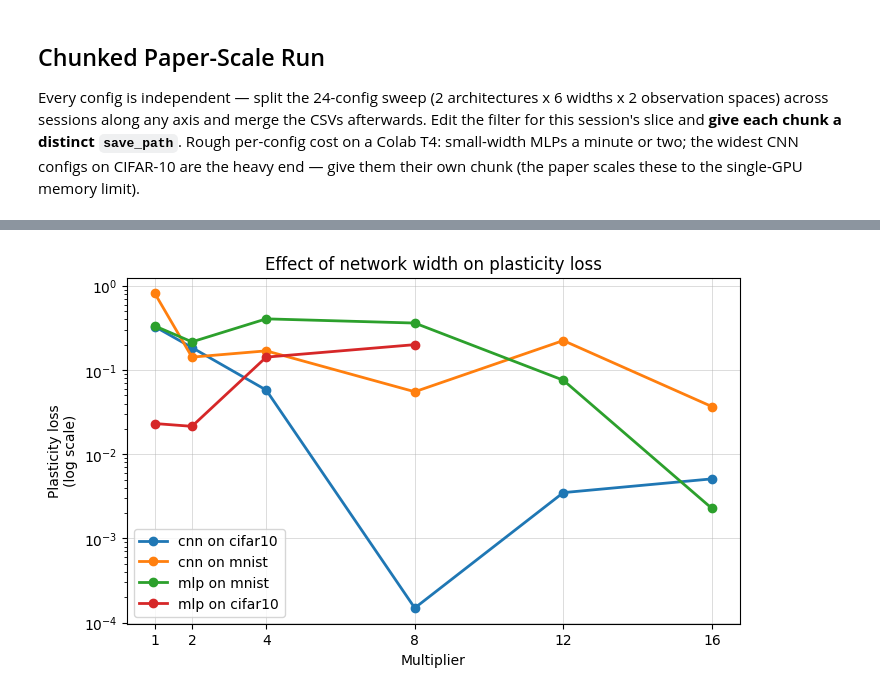
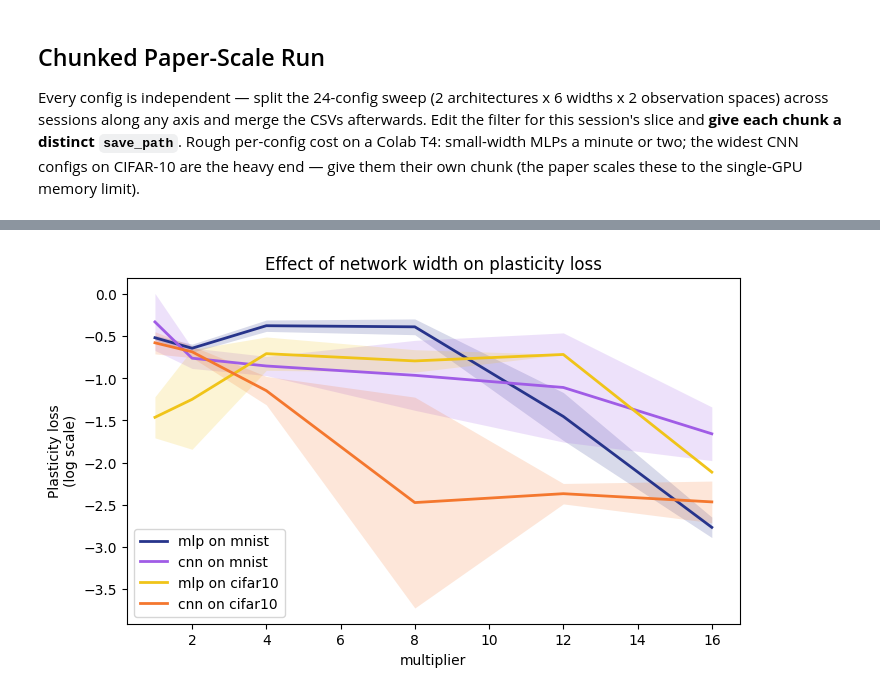
Before and after one commit to mahdigheidi/Masters-Study-Project, a Jupyter notebook: notebooks/figure5_width_sweep_standalone.ipynb, the cells around one changed output, grey strips where cells are left out. Cells and saved outputs as stored; diff of their text form; code cells hidden in the pictures.

```diff
--- a/notebooks/figure5_width_sweep_standalone.ipynb
+++ b/notebooks/figure5_width_sweep_standalone.ipynb
@@ -253,7 +253,7 @@ class ReplayBuffer:
 # %%
 @dataclass
 class ClassificationDQNConfig:
-    seed: int = 42
+    seed: int = 13
     data_root: str = "./data"
     download: bool = True
     observation_space: str = "mnist"
@@ -729,15 +752,18 @@ def normalize_width_rows(df):
             "observation_space": parts.str[0],
             "environment": parts.str[1],
             "architecture": parts.str[2],
-            "width": df["run_id"].str.extract(r"_w(\d+)_")[0].astype(float),
         }
         for column, values in derived.items():
             if column not in df.columns:
                 df[column] = values
             else:
                 df[column] = df[column].fillna(values)
-    df["width"] = df["width"].astype(int)
-    df["multiplier"] = df["width"] / BASE_WIDTH
+        if "seed" not in df.columns:
+            df["seed"] = df["run_id"].str.extract(r"_seed(\d+)$")[0].astype(int)
+        if "width" not in df.columns:
+            df["width"] = df["run_id"].str.extract(r"_w(\d+)_")[0].astype(int)
+    if "multiplier" not in df.columns:
+        df["multiplier"] = df["width"] / BASE_WIDTH
     return df
 
 
@@ -750,5 +776,7 @@ else:
     width_df = normalize_width_rows(smoke_df)
     print("no chunk files found; using smoke results")
 
-width_df[["run_id", "architecture", "observation_space", "width", "multiplier", "plasticity_loss"]]
+print(width_df.groupby(["architecture", "observation_space"])["seed"].nunique()
+      .rename("num_seeds").to_string())
+width_df[["run_id", "seed", "architecture", "observation_space", "multiplier", "plasticity_loss"]]
 # %% [output]
@@ -773,13 +802,21 @@ merged 5 chunks -> 24 rows
 # %%
-def plot_width_sweep(df, save_path=None, step=None):
+# Line/band colors matched to the paper's Figure 5 legend.
+PAPER_COMBOS = [
+    ("mlp", "mnist", "#27348b"),    # dark blue
+    ("cnn", "mnist", "#a05ce6"),    # violet
+    ("mlp", "cifar10", "#f0c419"),  # gold
+    ("cnn", "cifar10", "#f4772e"),  # orange
+]
+
+
+def plot_width_sweep(df, save_path=None, step=None, divergence_threshold=10.0):
     import matplotlib.pyplot as plt
 
-    # Each run may carry probes at several checkpoints; the width-sweep curve
-    # uses one point per run -- the final (fully-trained) probe by default, or
-    # the checkpoint given by `step`.
+    # Each run may carry probes at several checkpoints; use the final
+    # (fully-trained) probe per run by default, or the checkpoint in `step`.
     if "step" in df.columns:
         if step is None:
-            keys = [k for k in ["architecture", "observation_space", "width", "seed"]
+            keys = [k for k in ["architecture", "observation_space", "multiplier", "seed"]
                     if k in df.columns]
             plot_df = df.loc[df.groupby(keys)["step"].idxmax()]
         else:
@@ -787,33 +824,51 @@ def plot_width_sweep(df, save_path=None, step=None):
     else:
         plot_df = df
 
+    # The paper plots log10(plasticity loss); mean and std across seeds are
+    # computed in log space, which is what makes its bands symmetric on the
+    # log axis. log10 is undefined for values <= 0, so those seed-points are
+    # dropped with an explicit note.
+    # Guard against diverged probe runs: a sane probe loss on the sin-target
+    # is O(1), so a plasticity loss orders of magnitude above that is a blown-up
+    # optimization (cf. the paper's Section 4 Adam case study), not a plasticity
+    # measurement. Dropped loudly; pass divergence_threshold=None to keep all.
+    plot_df = plot_df.copy()
+    if divergence_threshold is not None:
+        diverged = plot_df["plasticity_loss"] > divergence_threshold
+        for _, row in plot_df[diverged].iterrows():
+            print(f"note: dropping DIVERGED run ({row['architecture']} on "
+                  f"{row['observation_space']}, multiplier {row['multiplier']}, "
+                  f"seed {row['seed']}: plasticity_loss={row['plasticity_loss']:.1f})")
+        plot_df = plot_df[~diverged]
+    nonpositive = plot_df["plasticity_loss"] <= 0
+    for _, row in plot_df[nonpositive].iterrows():
+        print(f"note: dropping non-positive plasticity loss "
+              f"({row['architecture']} on {row['observation_space']}, "
+              f"multiplier {row['multiplier']}, seed {row['seed']})")
+    plot_df = plot_df[~nonpositive]
+    plot_df["log10_loss"] = np.log10(plot_df["plasticity_loss"])
+
+    present = set(map(tuple, plot_df[["architecture", "observation_space"]]
+                      .drop_duplicates().values))
+    combos = [(a, o, color) for a, o, color in PAPER_COMBOS if (a, o) in present]
+    combos += [(a, o, None) for a, o in
+               sorted(present - {(a, o) for a, o, _ in PAPER_COMBOS})]
+
     fig, ax = plt.subplots(figsize=(7.0, 4.2), constrained_layout=True)
-    combos = [("cnn", "cifar10"), ("cnn", "mnist"), ("mlp", "mnist"), ("mlp", "cifar10")]
-    present = set(map(tuple, plot_df[["architecture", "observation_space"]].drop_duplicates().values))
-    combos += sorted(present - set(combos))  # keep any unexpected combination too
+    for architecture, obs_space, color in combos:
+        group = plot_df[(plot_df["architecture"] == architecture)
+                        & (plot_df["observation_space"] == obs_space)]
+        stats = (group.groupby("multiplier")["log10_loss"]
+                 .agg(["mean", "std"]).reset_index().sort_values("multiplier"))
+        band = stats["std"].fillna(0.0)  # single-seed points get a zero-width band
+        ax.plot(stats["multiplier"], stats["mean"], linewidth=2.0, color=color,
+                label=f"{architecture} on {obs_space}")
+        ax.fill_between(stats["multiplier"], stats["mean"] - band, stats["mean"] + band,
+                        color=color, alpha=0.18, linewidth=0)
 
-    for architecture, obs_space in combos:
-        group = plot_df[(plot_df["architecture"] == architecture)
-                        & (plot_df["observation_space"] == obs_space)].sort_values("multiplier")
-        if group.empty:
-            continue
-        # A log axis cannot show non-positive values; drop them explicitly and
-        # say so instead of letting matplotlib discard them silently.
-        positive = group["plasticity_loss"] > 0
-        if (~positive).any():
-            dropped = group.loc[~positive, "multiplier"].tolist()
-            print(f"note: {architecture} on {obs_space}: dropped non-positive "
-                  f"plasticity loss at multiplier {dropped} (log scale)")
-        group = group[positive]
-        ax.plot(group["multiplier"], group["plasticity_loss"],
-                marker="o", linewidth=2.0, label=f"{architecture} on {obs_space}")
-
-    ax.set_xlabel("Multiplier")
+    ax.set_xlabel("multiplier")
     ax.set_ylabel("Plasticity loss\n(log scale)")
-    ax.set_yscale("log")
-    ax.set_xticks(sorted(plot_df["multiplier"].unique()))
     ax.set_title("Effect of network width on plasticity loss")
-    ax.grid(True, linewidth=0.6, alpha=0.5)
     ax.legend()
 
     if save_path is not None:
@@ -831,2 +890,2 @@ note: mlp on cifar10: dropped non-positive plasticity loss at multiplier [12.0,
 Saved width sweep figure to /Users/mahdigheidi/Documents/Univ/Masters-Study-Project/outputs/figures/figure5_width_sweep.png
-[figure, old version]
+[figure, new version]
```
Also changed, not shown: parts of 5 cells of this notebook, 48 other files.
